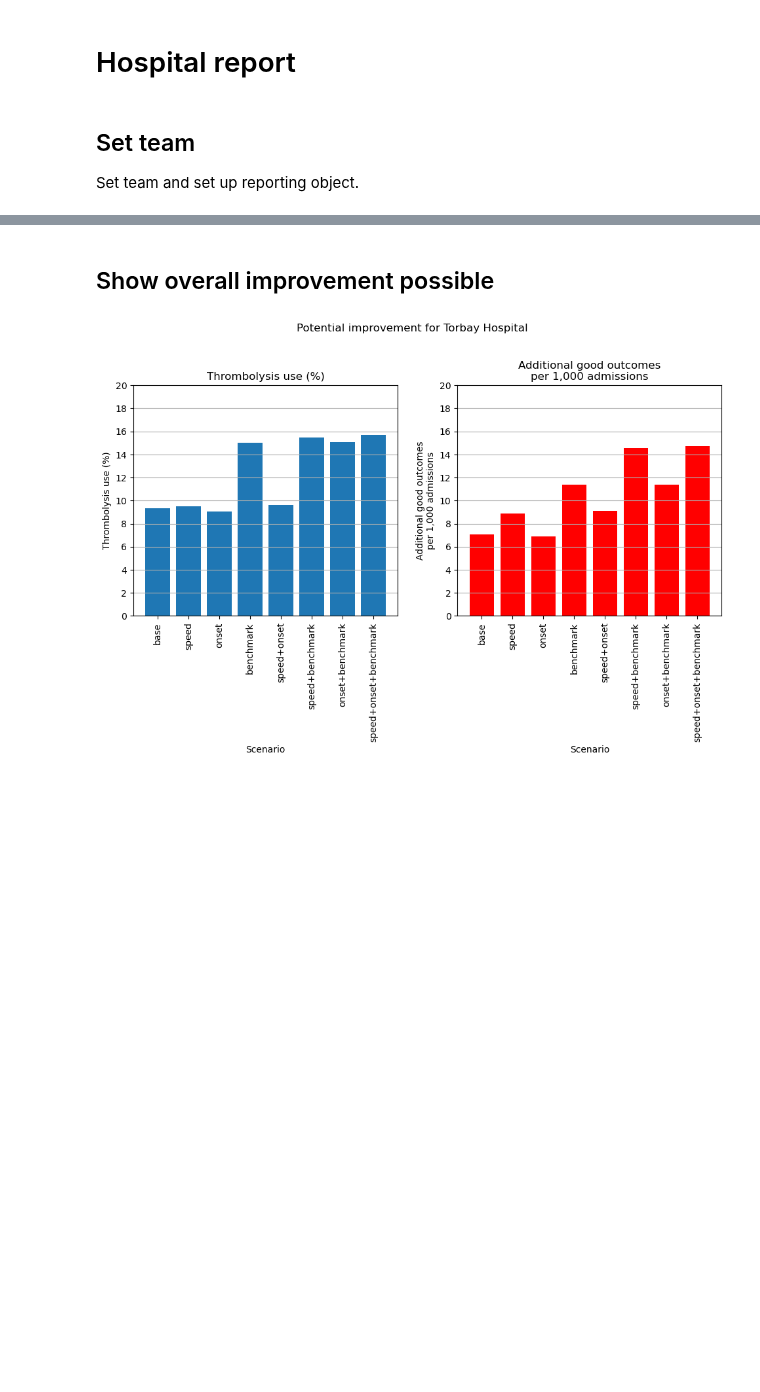
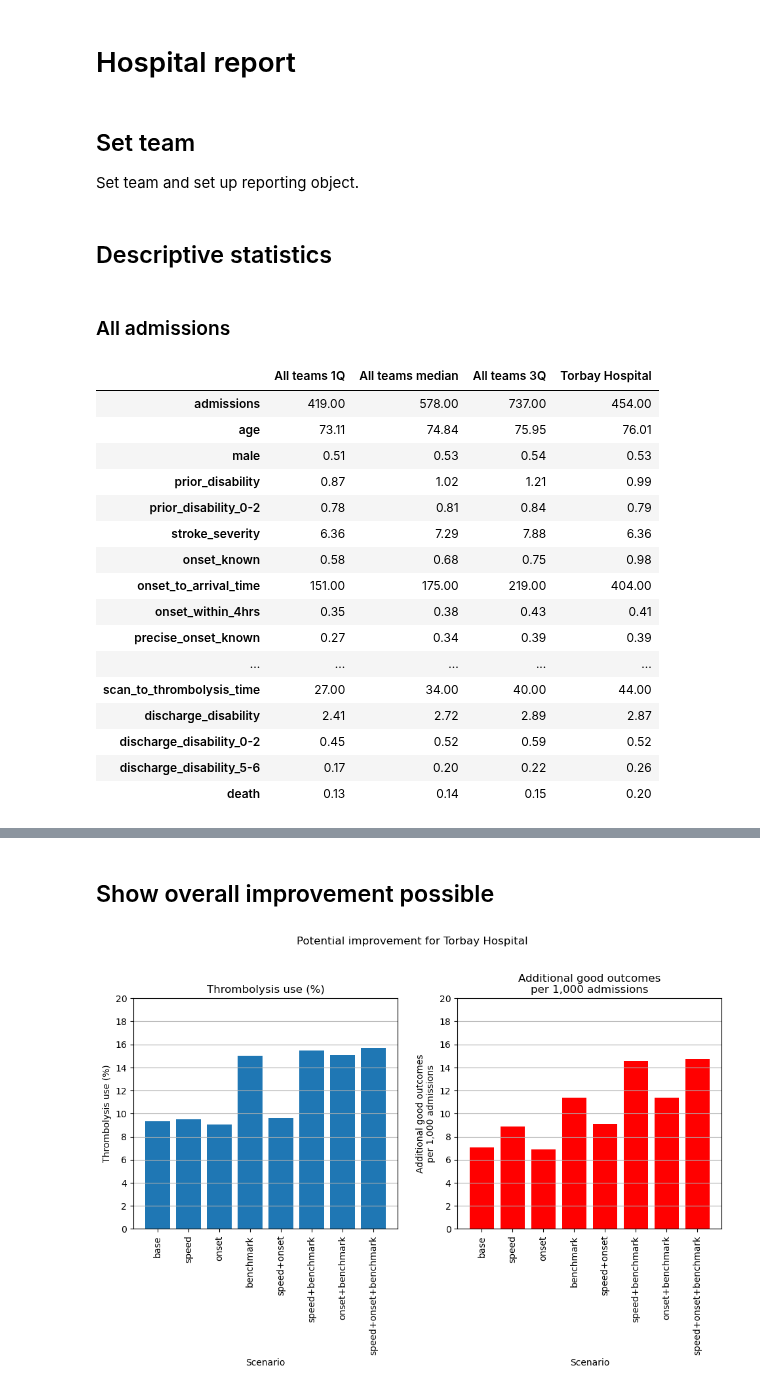
Before and after one commit to samuel-book/samuel_2_production, a Jupyter notebook: 3_hopsital_report.ipynb, the cells around one changed output, grey strips where cells are left out. Cells and saved outputs as stored; diff of their text form; code cells hidden in the pictures; blank space fills up the shorter version.

```diff
--- a/3_hopsital_report.ipynb
+++ b/3_hopsital_report.ipynb
@@ -12,3 +12,32 @@ Set team and set up reporting object.
 # %%
 team = 'Torbay Hospital'
 team_report = StrokeTeamReporting(team)
+# %% [markdown]
+## Descriptive statistics
+# %%
+stats = team_report.calculate_descriptive_stats()
+
+all_admission_cols = [x for x in stats if x.endswith('(4hr)') == False]
+four_hr_admission_cols = [x for x in stats if x.endswith('(4hr)') == True]
+# %% [markdown]
+### All admissions
+# %%
+stats[all_admission_cols]
+# %% [output]
+|  | All teams 1Q | All teams median | All teams 3Q | Torbay Hospital |
+| admissions | 419.00 | 578.00 | 737.00 | 454.00 |
+| age | 73.11 | 74.84 | 75.95 | 76.01 |
+| male | 0.51 | 0.53 | 0.54 | 0.53 |
+| prior_disability | 0.87 | 1.02 | 1.21 | 0.99 |
+| prior_disability_0-2 | 0.78 | 0.81 | 0.84 | 0.79 |
+| stroke_severity | 6.36 | 7.29 | 7.88 | 6.36 |
+| onset_known | 0.58 | 0.68 | 0.75 | 0.98 |
+| onset_to_arrival_time | 151.00 | 175.00 | 219.00 | 404.00 |
+| onset_within_4hrs | 0.35 | 0.38 | 0.43 | 0.41 |
+| precise_onset_known | 0.27 | 0.34 | 0.39 | 0.39 |
+| ... | ... | ... | ... | ... |
+| scan_to_thrombolysis_time | 27.00 | 34.00 | 40.00 | 44.00 |
+| discharge_disability | 2.41 | 2.72 | 2.89 | 2.87 |
+| discharge_disability_0-2 | 0.45 | 0.52 | 0.59 | 0.52 |
+| discharge_disability_5-6 | 0.17 | 0.20 | 0.22 | 0.26 |
+| death | 0.13 | 0.14 | 0.15 | 0.20 |
```
Also changed, not shown: parts of 3 cells of this notebook, 3 other files.
